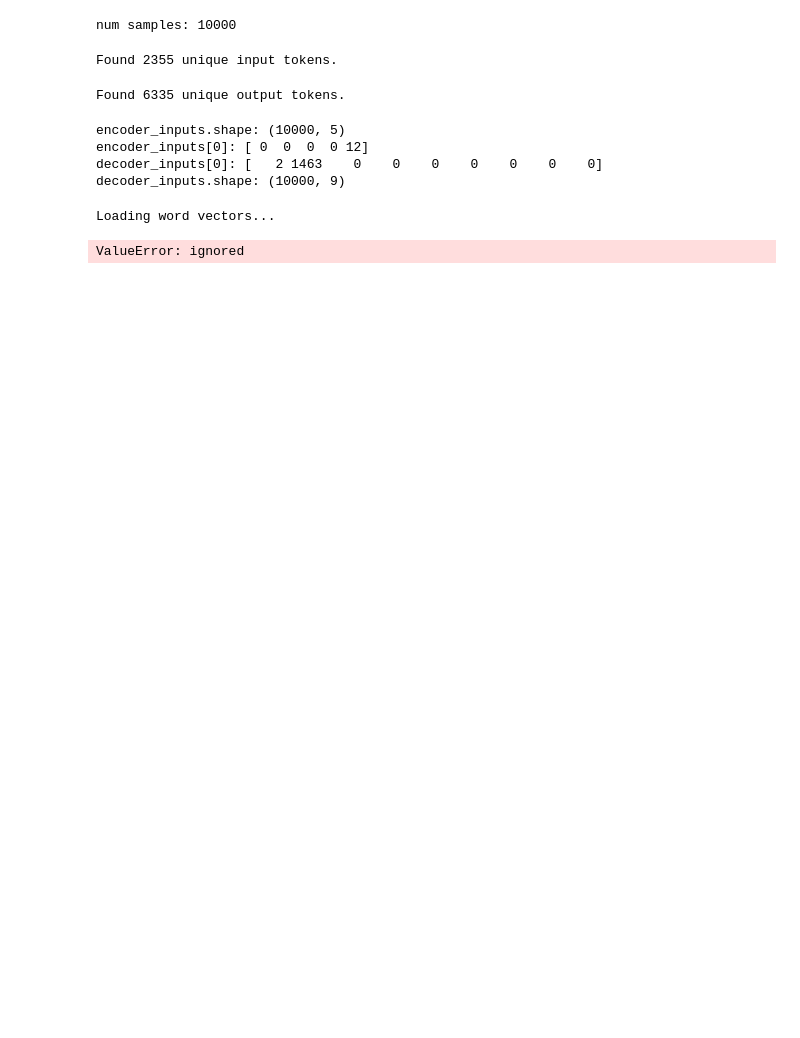
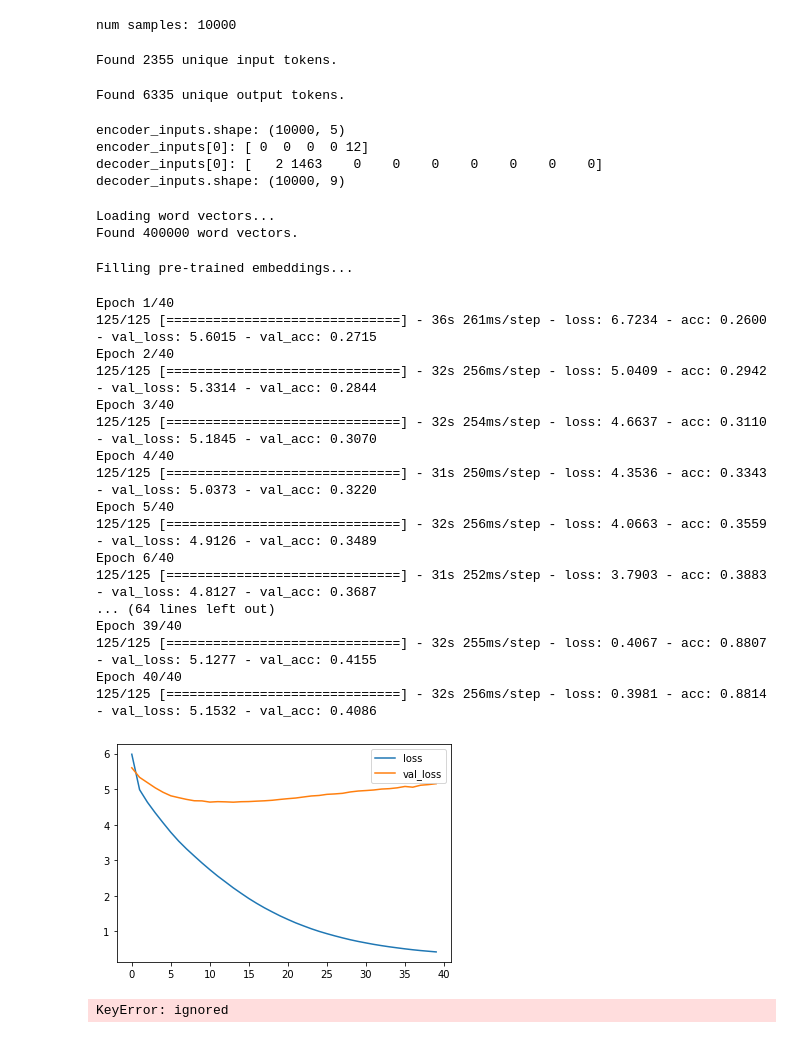
Before and after one commit to LeonVillanueva/CoLab, a Jupyter notebook: Seq2Seq_NLP_Keras_Udemy.ipynb, the cells around one changed output. Cells and saved outputs as stored; diff of their text form; code cells hidden in the pictures; blank space fills up the shorter version.

```diff
--- a/Seq2Seq_NLP_Keras_Udemy.ipynb
+++ b/Seq2Seq_NLP_Keras_Udemy.ipynb
@@ -31,7 +31,7 @@ EPOCHS = 40  # Number of epochs to train for.
 LATENT_DIM = 256  # Latent dimensionality of the encoding space.
 NUM_SAMPLES = 10000  # Number of samples to train on.
 MAX_NUM_WORDS = 20000
-EMBEDDING_DIM = 100
+EMBEDDING_DIM = 50
 
 # Where we will store the data
 input_texts = [] # sentence in original language
@@ -129,4 +129,17 @@ with open(os.path.join('sample_data/glove.6B.%sd.txt' % EMBEDDING_DIM)) as f:
 print('Found %s word vectors.' % len(word2vec))
 # %% [output]
 Loading word vectors...
+Found 400000 word vectors.
-ValueError: ignored
+# %%
+# prepare embedding matrix
+print('Filling pre-trained embeddings...')
+num_words = min(MAX_NUM_WORDS, len(word2idx_inputs) + 1)
+embedding_matrix = np.zeros((num_words, EMBEDDING_DIM))
+for word, i in word2idx_inputs.items():
+  if i < MAX_NUM_WORDS:
+    embedding_vector = word2vec.get(word)
+    if embedding_vector is not None:
+      # words not found in embedding index will be all zeros.
+      embedding_matrix[i] = embedding_vector
+# %% [output]
+Filling pre-trained embeddings...
@@ -132,0 +249,42 @@ ValueError: ignored
+# %%
+r = model.fit(
+  [encoder_inputs, decoder_inputs], decoder_targets_one_hot,
+  batch_size=BATCH_SIZE,
+  epochs=EPOCHS,
+  validation_split=0.2,
+)
+
+# plot some data
+plt.plot(r.history['loss'], label='loss')
+plt.plot(r.history['val_loss'], label='val_loss')
+plt.legend()
+plt.show()
+
+# accuracies
+plt.plot(r.history['accuracy'], label='acc')
+plt.plot(r.history['val_accuracy'], label='val_acc')
+plt.legend()
+plt.show()
+
+# Save model
+model.save('s2s.h5')
+# %% [output]
+Epoch 1/40
+125/125 [==============================] - 36s 261ms/step - loss: 6.7234 - acc: 0.2600 - val_loss: 5.6015 - val_acc: 0.2715
+Epoch 2/40
+125/125 [==============================] - 32s 256ms/step - loss: 5.0409 - acc: 0.2942 - val_loss: 5.3314 - val_acc: 0.2844
+Epoch 3/40
+125/125 [==============================] - 32s 254ms/step - loss: 4.6637 - acc: 0.3110 - val_loss: 5.1845 - val_acc: 0.3070
+Epoch 4/40
+125/125 [==============================] - 31s 250ms/step - loss: 4.3536 - acc: 0.3343 - val_loss: 5.0373 - val_acc: 0.3220
+Epoch 5/40
+125/125 [==============================] - 32s 256ms/step - loss: 4.0663 - acc: 0.3559 - val_loss: 4.9126 - val_acc: 0.3489
+Epoch 6/40
+125/125 [==============================] - 31s 252ms/step - loss: 3.7903 - acc: 0.3883 - val_loss: 4.8127 - val_acc: 0.3687
+... (64 lines left out)
+Epoch 39/40
+125/125 [==============================] - 32s 255ms/step - loss: 0.4067 - acc: 0.8807 - val_loss: 5.1277 - val_acc: 0.4155
+Epoch 40/40
+125/125 [==============================] - 32s 256ms/step - loss: 0.3981 - acc: 0.8814 - val_loss: 5.1532 - val_acc: 0.4086
+[figure, added]
+KeyError: ignored
```
Also changed, not shown: parts of 3 cells of this notebook.
